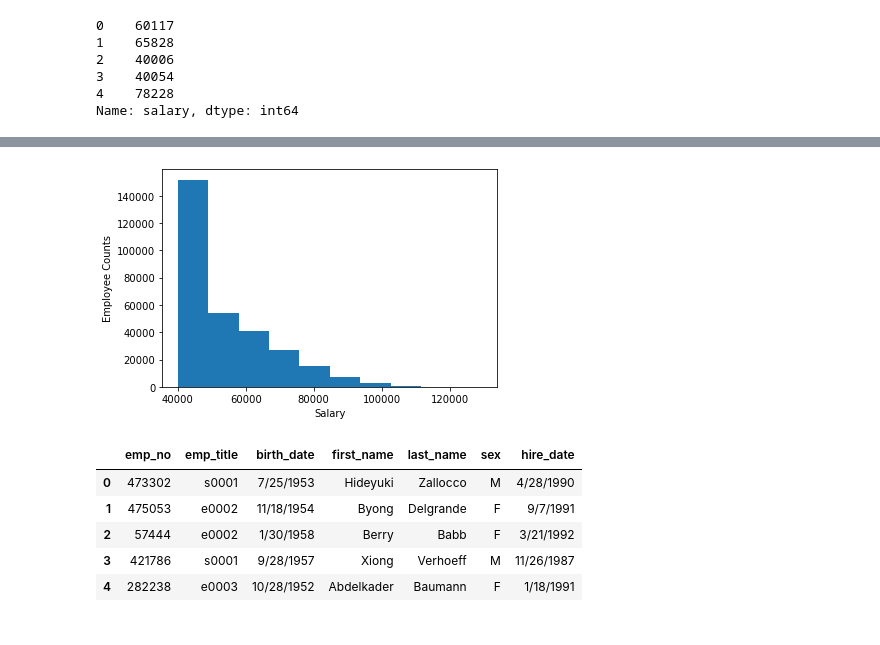
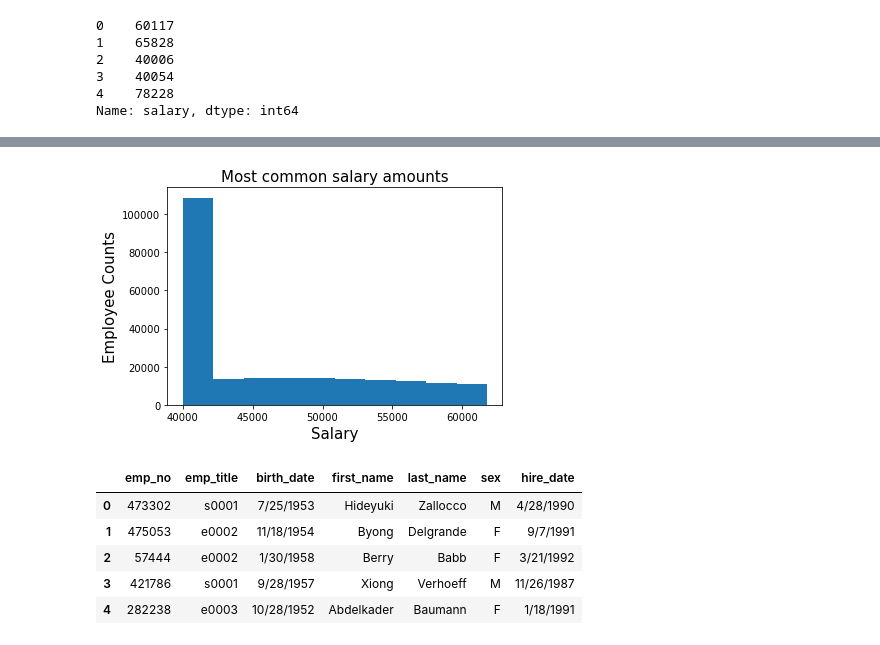
Before and after one commit to lyndsaywylie/sql-challenge, a Jupyter notebook: EmployeeSQL/Bonus.ipynb, the cells around one changed output, grey strips where cells are left out. Cells and saved outputs as stored; diff of their text form; code cells hidden in the pictures.

Commit message:
update common salaris

```diff
--- a/EmployeeSQL/Bonus.ipynb
+++ b/EmployeeSQL/Bonus.ipynb
@@ -35,3 +35,13 @@ salary.head()
 3    40054
 4    78228
 Name: salary, dtype: int64
+# %%
+salaries = pd.DataFrame(salaries)
+quartiles = salary.quantile([.25,.5,.75])
+lowerq = quartiles[0.25]
+upperq = quartiles[0.75]
+stat_salary = salaries[(salaries["salary"] >= 40000) & (salaries ["salary"] <= 61758)]
+#print(lowerq)
+#print(upperq)
+stat_salaries = stat_salary["salary"]
+stat_salaries
@@ -38,11 +61,12 @@ Name: salary, dtype: int64
 # %%
 #Create histogram, label x & y axis, title
-plt.hist(salary)
-plt.xlabel('Salary')
-plt.ylabel('Employee Counts')
+plt.hist(stat_salaries)
+plt.xlabel('Salary', fontsize=15)
+plt.ylabel('Employee Counts', fontsize=15)
+plt.title('Most common salary amounts', fontsize=15)
 plt.show()
 # %% [output]
-[figure, old version]
+[figure, new version]
 # %%
 title = pd.read_sql('SELECT * From titles', connection)
 #title.head()
```
Also changed, not shown: parts of 2 cells of this notebook.
